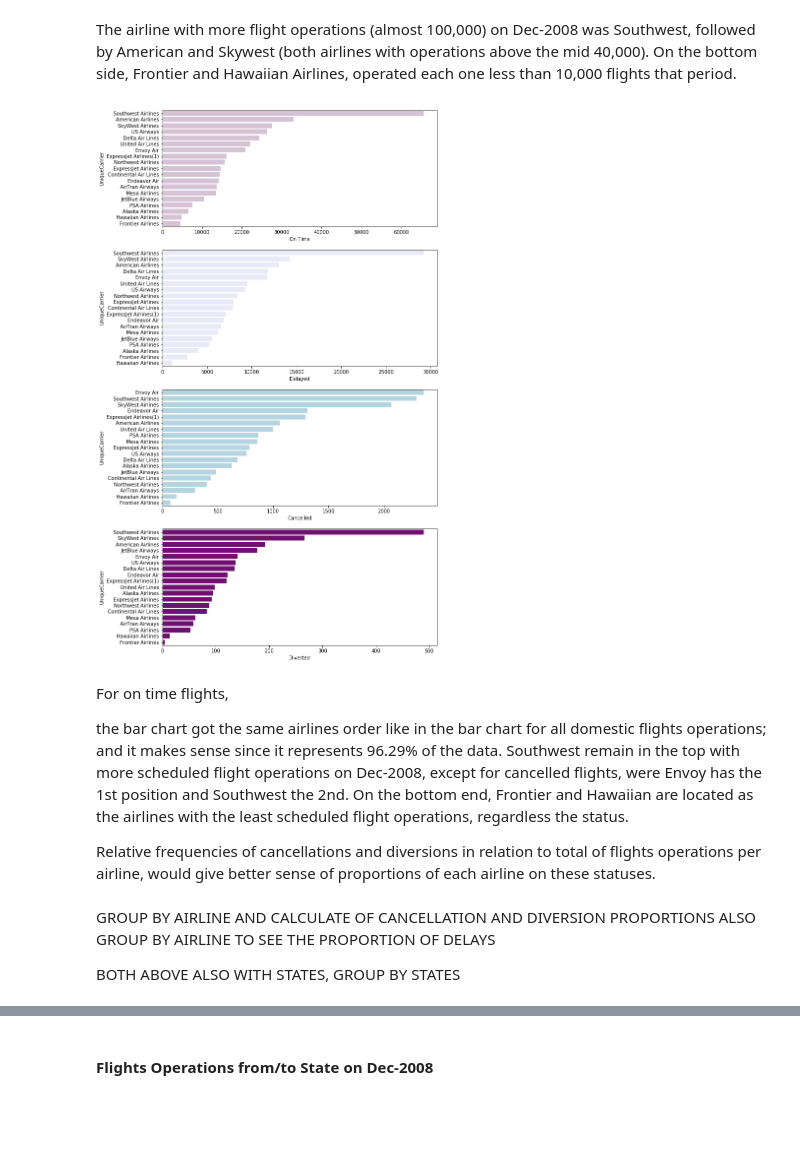
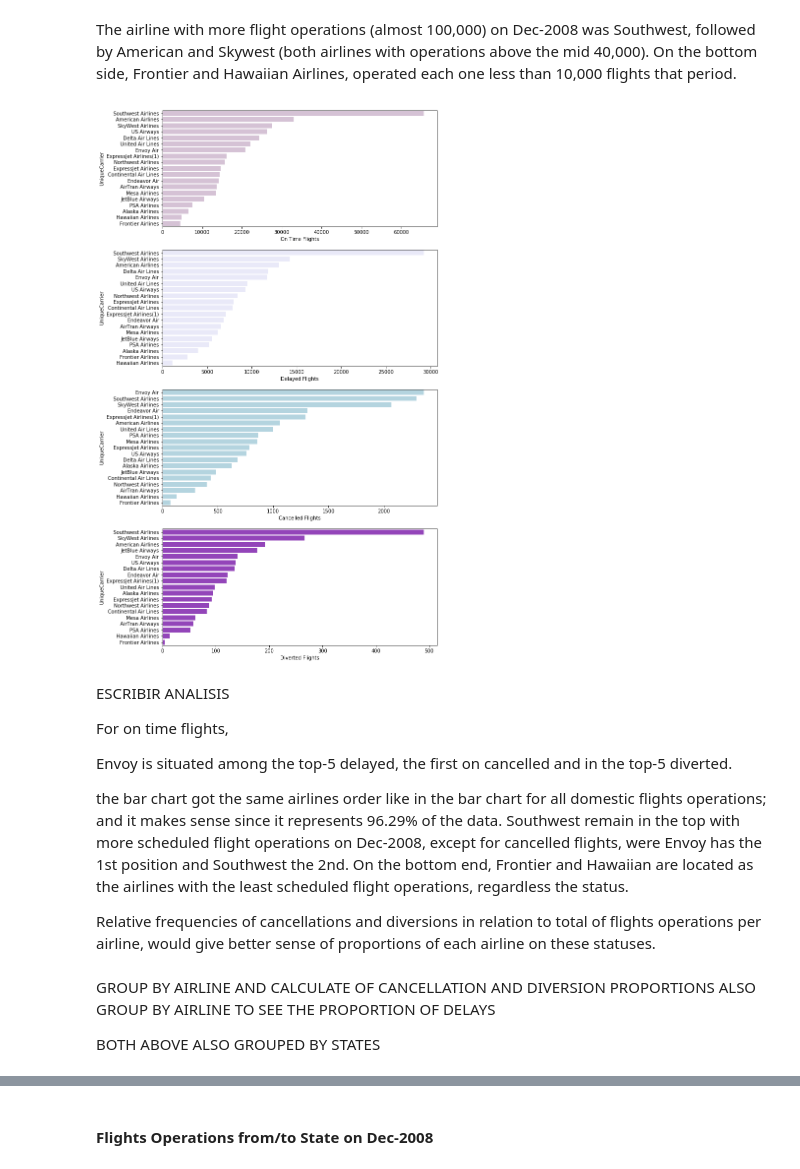
Before and after one commit to thaisruiz/udacity-communicating-data-findings, a Jupyter notebook: Flights_exploration_in_progress.ipynb, the cells around one changed output, grey strips where cells are left out. Drawn from its saved outputs; the diff is of its cells as text; code cells hidden in the pictures; blank space fills up the shorter version.

```diff
--- a/Flights_exploration_in_progress.ipynb
+++ b/Flights_exploration_in_progress.ipynb
@@ -188,0 +338,4 @@ max          1143.000000
+# %%
+# Drop null columns
+delay_arr_flights  = delay_arr_flights.drop(['Cancelled', 'CancellationCode', 'Diverted'], axis=1)
+delay_arr_flights.info()
@@ -188,0 +360,4 @@ max          1143.000000
+# %%
+# Drop null columns
+cancelled_flights  = cancelled_flights.drop(['Cancelled', 'Diverted', 'ArrTime', 'ArrDelay'] + delay_cols, axis=1)
+cancelled_flights.info()
@@ -188,0 +382,5 @@ max          1143.000000
+# %%
+# Drop null columns
+diverted_flights   = diverted_flights.drop(['Cancelled', 'CancellationCode', 'Diverted', 'ArrDelay']\
+                                           + delay_cols, axis=1)
+diverted_flights.info()
@@ -277,24 +498,13 @@ Outliers seem to be located on delays greater than 8 hours (>= 500 minutes) in b
 # %% [markdown]
 #### On Time, Delayed, Cancelled and Diverted Flights on December 2008
 # %%
-# Pie chart plotting 2
-
-# Subset on_time, delayed, cancelled and diverted flights
-on_time   = flights_0812.ArrDelay<15
-delayed   = flights_0812.ArrDelay>=15
-cancelled = flights_0812.Cancelled==1
-diverted  = flights_0812.Diverted==1
-
-ontime_arr_flights = flights_0812[on_time]
-delay_arr_flights  = flights_0812[delayed]
-cancelled_flights  = flights_0812[cancelled]
-diverted_flights   = flights_0812[diverted]
+# Pie chart plotting
 
 status = ['On Time', 'Delayed', 'Cancelled', 'Diverted']
 sizes  = [len(ontime_arr_flights), len(delay_arr_flights), len(cancelled_flights), len(diverted_flights)]
 total  = sum(sizes)
 labels = ['{:.2f}%'.format(sizes[i]*100/total) for i in np.arange(0,4)]
-colors = ['thistle','lavender', 'lightblue', 'purple']
+colors = ['thistle','lavender', 'lightblue', 'darkorchid']
 
 patches, texts, autotexts = plt.pie(sizes, autopct='', startangle=90, colors=colors)
 
@@ -340,26 +553,30 @@ plt.yticks(ylocs, ylabels);
 The airline with more flight operations (almost 100,000) on Dec-2008 was Southwest, followed by American and Skywest (both airlines with operations above the mid 40,000).
 On the bottom side, Frontier and Hawaiian Airlines, operated each one less than 10,000 flights that period.
 # %%
-# Subset of cancelled_flights, diverted_flights and on_track_flights
-
-fig, ax = plt.subplots(nrows=4, figsize = [10,20]);
+# Bar chart plotting of airlines by flight statuses
+fig, ax = plt.subplots(nrows=4, figsize=[10,20]);
 
 flight_status = [ontime_arr_flights, delay_arr_flights, cancelled_flights, diverted_flights]
 
 orders = [ ontime_arr_flights['UniqueCarrier'].value_counts().index,\
            delay_arr_flights['UniqueCarrier'].value_counts().index,\
            cancelled_flights['UniqueCarrier'].value_counts().index,\
            diverted_flights['UniqueCarrier'].value_counts().index]
 
 for i in np.arange(0,len(status)):
     sb.countplot(data=flight_status[i], y='UniqueCarrier', color=colors[i], order=orders[i], ax=ax[i])
-    ax[i].set(xlabel=status[i], yticklabels=[Airlines[order] for order in orders[i]])
+    ax[i].set(xlabel=status[i]+' Flights', yticklabels=[Airlines[order] for order in orders[i]])
 
 plt.show()
 # %% [output]
-[figure, old version]
+[figure, new version]
 # %% [markdown]
+ESCRIBIR ANALISIS
+
 For on time flights,
+
+
+Envoy is situated among the top-5 delayed, the first on cancelled and in the top-5 diverted.
 
 the bar chart got the same airlines order like in the bar chart for all domestic flights operations; and it makes sense since it represents 96.29% of the data.
 Southwest remain in the top with more scheduled flight operations on Dec-2008, except for cancelled flights, were Envoy has the 1st position and Southwest the 2nd.
@@ -370,4 +587,4 @@ Relative frequencies of cancellations and diversions in relation to total of fli
 GROUP BY AIRLINE AND CALCULATE OF CANCELLATION AND DIVERSION PROPORTIONS
 ALSO GROUP BY AIRLINE TO SEE THE PROPORTION OF DELAYS
 
-BOTH ABOVE ALSO WITH STATES, GROUP BY STATES
+BOTH ABOVE ALSO GROUPED BY STATES
```
Also changed, not shown: parts of 47 cells of this notebook.
